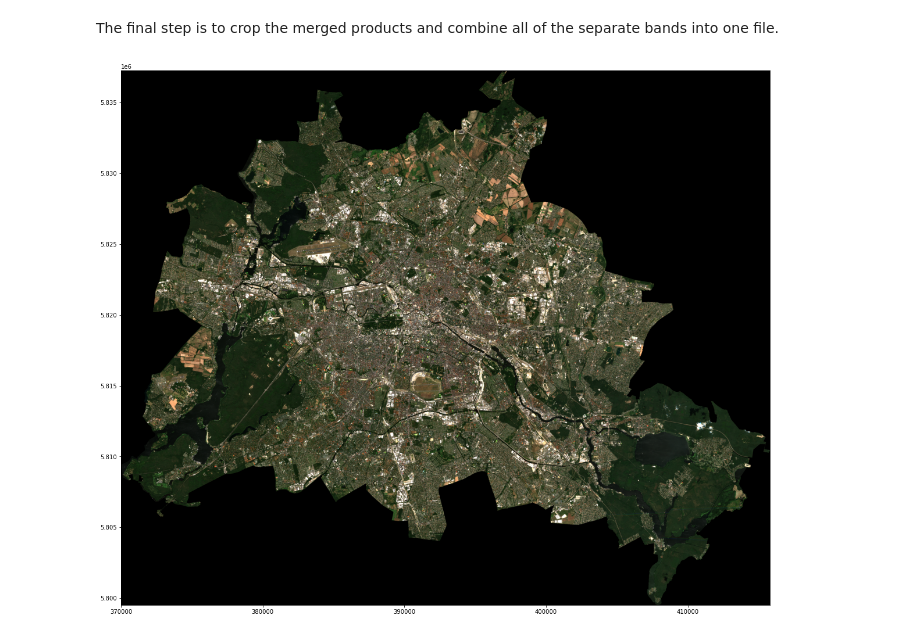
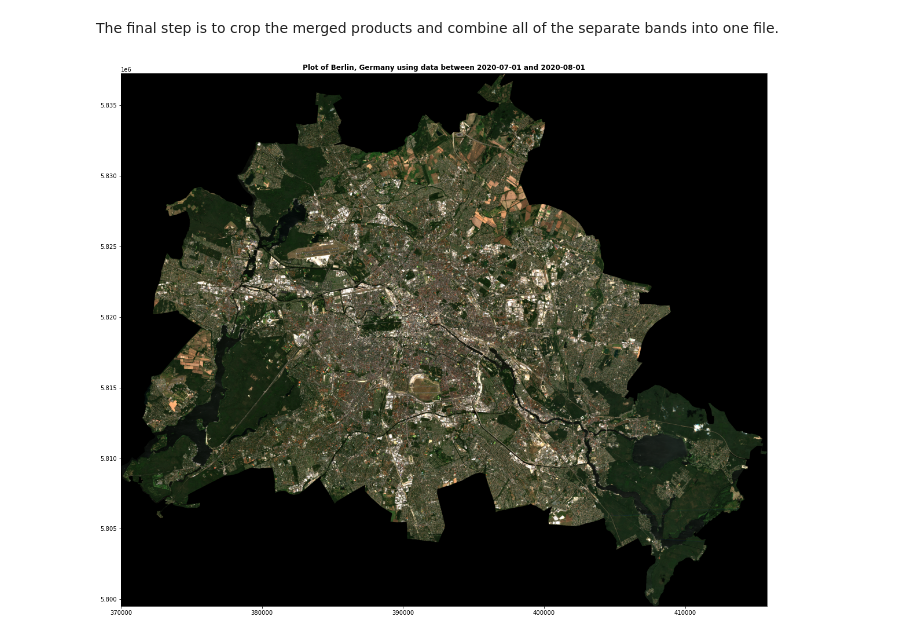
Before and after one commit to rrrnld/earth-observation-for-journalism, a Jupyter notebook: true-color-image/01 Download and plot single true-color image.ipynb, the cells around one changed output. Cells and saved outputs as stored; diff of their text form; code cells hidden in the pictures.

Commit message:
Start re-reading notebooks

```diff
--- a/true-color-image/01 Download and plot single true-color image.ipynb
+++ b/true-color-image/01 Download and plot single true-color image.ipynb
@@ -124,12 +132,12 @@ We continue by creating the folder structure and initializing the download.
 # %%
 from pathlib import Path
 dst_path = Path('input/raster/true_color_pipeline')
-! mkdir -p {dst_path}
+dst_path.mkdir(exist_ok=True, parents=True)
 
 product_ids = gdf.loc[:idx, 'uuid'].values
 
 api._tqdm = tqdm # monkey-patch for nicer progress bars
-downloads, _, _ = api.download_all(subset, dst_path)
+downloads, _, _ = api.download_all(product_ids, dst_path)
 # %% [markdown]
 ## Combine the Downloaded Products
 
@@ -190,0 +196,10 @@ Wall time: 5min 29s
+# %%
+%%time
+
+downloaded_paths = [d['path'] for d in downloads.values()]
+bands = ['B02', 'B03', 'B04']
+bands = [band for product in downloaded_paths for band in scihub_band_paths(product, bands, '10m')]
+
+with Pool() as pool:
+    # we use the multiprocessing pool to reproject the rasters in parallel
+    reprojected_rasters = [raster for raster in tqdm(pool.imap_unordered(reproject_band, bands), desc='Reprojecting bands', total=len(bands)wollt:)]
@@ -208,11 +226,11 @@ for raster in reprojected_rasters:
 
 # this index is now used to merge the different products, in the end forming a
 # product that contains data for one band an covers the entire area of interest
-for band, paths in tqdm(grouped_by_band.items(), desc='Merging bands to covePlátano de paseo????? Nie gehört!!!r the entire area of interest'):
+for band, paths in tqdm(grouped_by_band.items(), desc='Merging bands to cover the entire area of interest'):
     with RasterReaderList(paths) as raster_readers:
         # note that mosaic_transform (the affine matrix describing the
         # coordinate transformation in the merged raster) will get overwritten
-        # in each loop pass, that's ok because all mosaic_transforms
+        # in each loop pass. that's ok because all mosaic_transforms
         # are identical
         mosaic, mosaic_transform = merge(raster_readers)
         merged[band] = mosaic
@@ -237,7 +256,6 @@ _, height, width = merged['B03'].shape
 kwargs = {
     'count': 3,
     'crs': target_crs,
-    'transform': transform,
     'width': width,
     'height': height,
     'transform': mosaic_transform,
@@ -246,38 +264,43 @@ kwargs = {
 }
 
 # generate a nice output filename based on the region of interest given above
 out_name = re.sub(r'[^\w]', '-', region_of_interest).lower()
 out_name = 'tci-' + re.sub(r'-+', '-', out_name) + '.tif'
 
 with MemoryFile() as memfile, memfile.open(**kwargs) as tmp:
     # combine the separate bands and convert them to integers in the range [0, 255]
-    tmp.write((scihub_normalize_range(merged['B04'][0]) * 255).astype(np.uint8), 1)
-    tmp.write((scihub_normalize_range(merged['B03'][0]) * 255).astype(np.uint8), 2)
-    tmp.write((scihub_normalize_range(merged['B02'][0]) * 255).astype(np.uint8), 3)
+
+    max_val = 2000
+    tmp.write((np.clip(merged['B04'][0], 0, max_val) / max_val * 255).astype(np.uint8), 1)
+    tmp.write((np.clip(merged['B03'][0], 0, max_val) / max_val * 255).astype(np.uint8), 2)
+    tmp.write((np.clip(merged['B02'][0], 0, max_val) / max_val * 255).astype(np.uint8), 3)
 
     # generate the mask based on the region of interest
     mask_shape = footprint.to_crs(target_crs).iloc[0].geometry
     if not discard_exterior_pixels:
         mask_shape = box(*mask_shape.bounds)
 
     masked, masked_transform = rmask.mask(tmp, shapes=[mask_shape], crop=True)
     _, height, width = masked.shape
 
     # show the result
     pplt.figure(figsize=(20,20))
-    rplot.show(masked, transform=masked_transform)
+    rplot.show(masked,
+               transform=masked_transform,
+               title=f'Plot of {region_of_interest} using data between {start_date.strftime("%Y-%m-%d")} and {end_date.strftime("%Y-%m-%d")}')
 
     # adjust the output dimensions and save the output
     kwargs.update({
         'width': width,
         'height': height,
         'transform': masked_transform
     })
 
-    ! mkdir -p output
-    with r.open(Path('output') / out_name, 'w', **kwargs) as dst:
+    output_path = Path('output') / out_name
+    output_path.parent.mkdir(exist_ok=True, parents=True)
+    with r.open(output_path, 'w', **kwargs) as dst:
         dst.write(masked)
         print(f'Wrote resulting raster file to {out_name}')
 # %% [output]
-[figure, old version]
+[figure, new version]
 Wrote resulting raster file to tci-berlin-germany.tif
```
Also changed, not shown: parts of 11 cells of this notebook, 3 other files.
